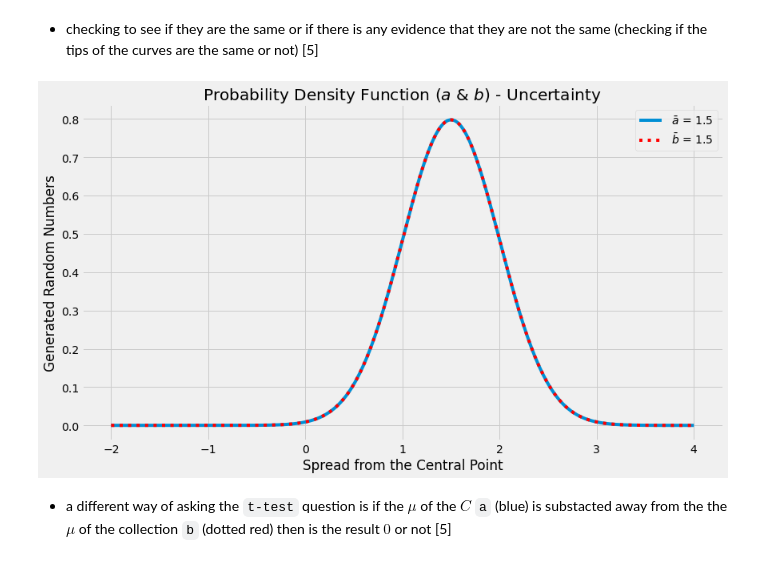
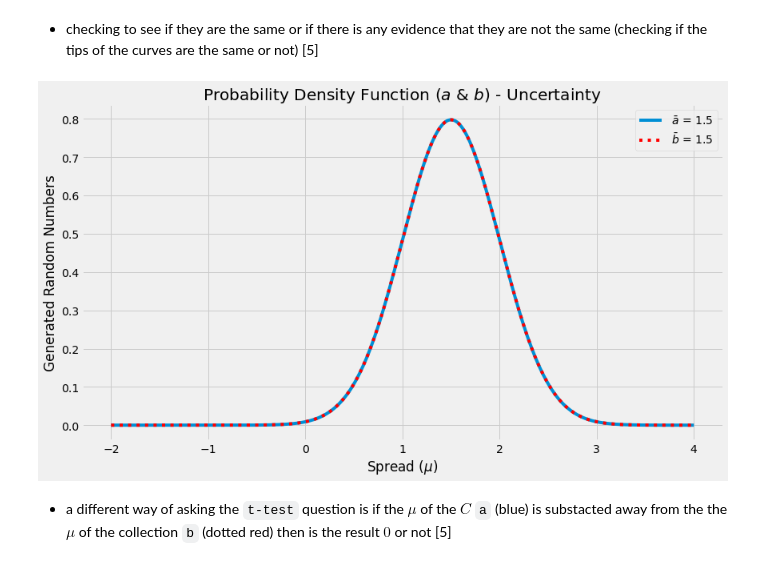
Before and after one commit to SeanOhAileasa/mls-scikit-learn-scipy-stats, a Jupyter notebook: scipy-stats.ipynb, the cells around one changed output. Drawn from its saved outputs; the diff is of its cells as text; code cells hidden in the pictures.

```diff
--- a/scipy-stats.ipynb
+++ b/scipy-stats.ipynb
@@ -876,13 +889,13 @@ y_b=ss.norm.pdf(x=x,loc=m_b_same_m_a,scale=s_b)
 # %%
 fig_a_tip_b,ax=plt.subplots()
 ax.set_title("Probability Density Function ("+r"$a$"+" & "+r"$b$"+") - Uncertainty")
 ax.plot(x,y_a,label=r"$\bar{a}$"+f" = {m_a}")
 ax.plot(x,y_b,"r:",label=r"$\bar{b}$"+f" = {m_b_same_m_a}")
-ax.set_xlabel("Spread from the Central Point")
+ax.set_xlabel("Spread ("+r"$\mu$"+")")
 ax.set_ylabel("Generated Random Numbers")
 ax.legend();
 # %% [output]
-[figure, old version]
+[figure, new version]
 # %% [markdown]
 - a different way of asking the ``t-test`` question is if the $\mu$ of the $C$ ``a`` (blue) is substacted away from the the $\mu$ of the collection ``b`` (dotted red) then is the result $0$ or not [5]
 # %%
```
Also changed, not shown: parts of 99 cells of this notebook, 1 other file.
